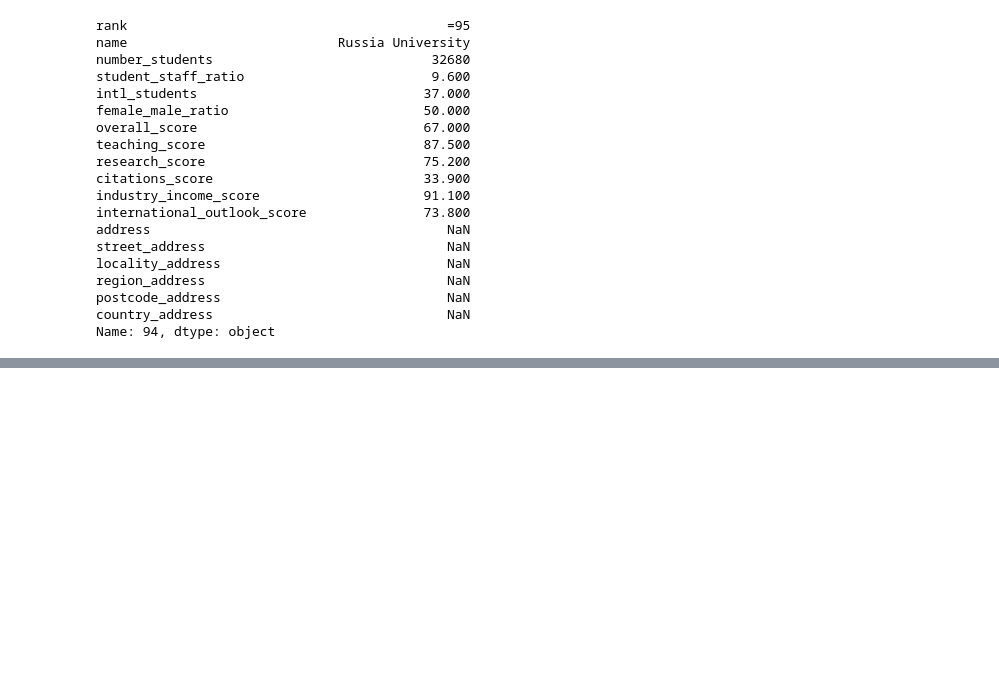
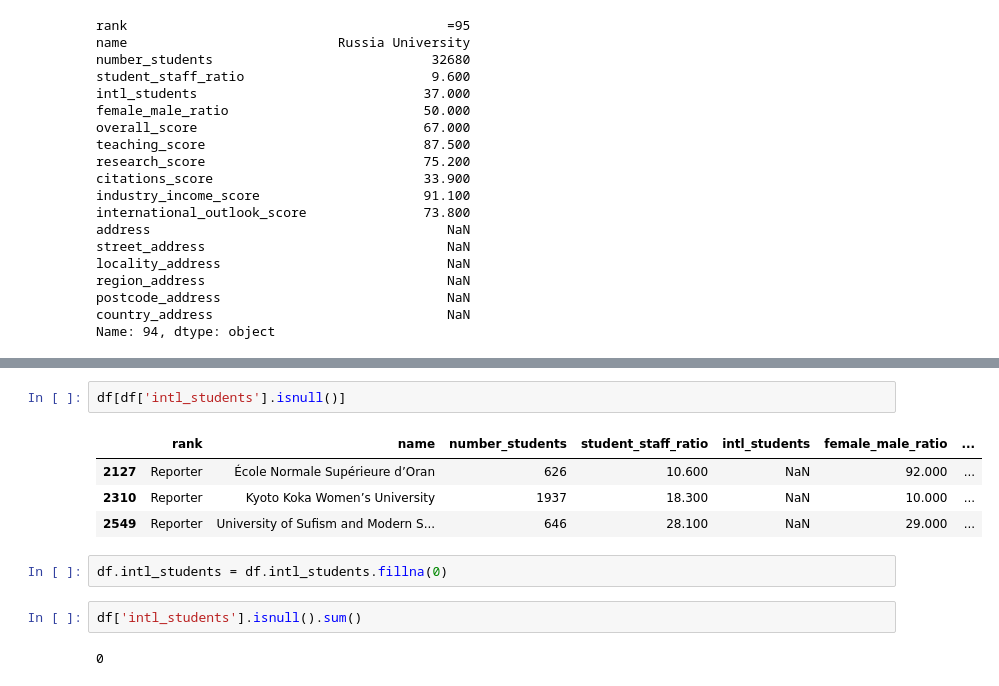
Before and after one commit to MEnesAkpinar/World-University-Ranking-Project, a Jupyter notebook: EDA_world_university_ranking_jupyter.ipynb, the cells around one changed output, grey strips where cells are left out. Drawn from its saved outputs; the diff is of its cells as text; blank space fills up the shorter version.

```diff
--- a/EDA_world_university_ranking_jupyter.ipynb
+++ b/EDA_world_university_ranking_jupyter.ipynb
@@ -157,0 +180,13 @@ Name: 94, dtype: object
+# %%
+df[df['intl_students'].isnull()]
+# %% [output]
+|  | rank | name | number_students | student_staff_ratio | intl_students | female_male_ratio | ... |
+| 2127 | Reporter | École Normale Supérieure d’Oran | 626 | 10.600 | NaN | 92.000 | ... |
+| 2310 | Reporter | Kyoto Koka Women’s University | 1937 | 18.300 | NaN | 10.000 | ... |
+| 2549 | Reporter | University of Sufism and Modern S... | 646 | 28.100 | NaN | 29.000 | ... |
+# %%
+df.intl_students = df.intl_students.fillna(0)
+# %%
+df['intl_students'].isnull().sum()
+# %% [output]
+0
```
Also changed, not shown: parts of 22 cells of this notebook.
